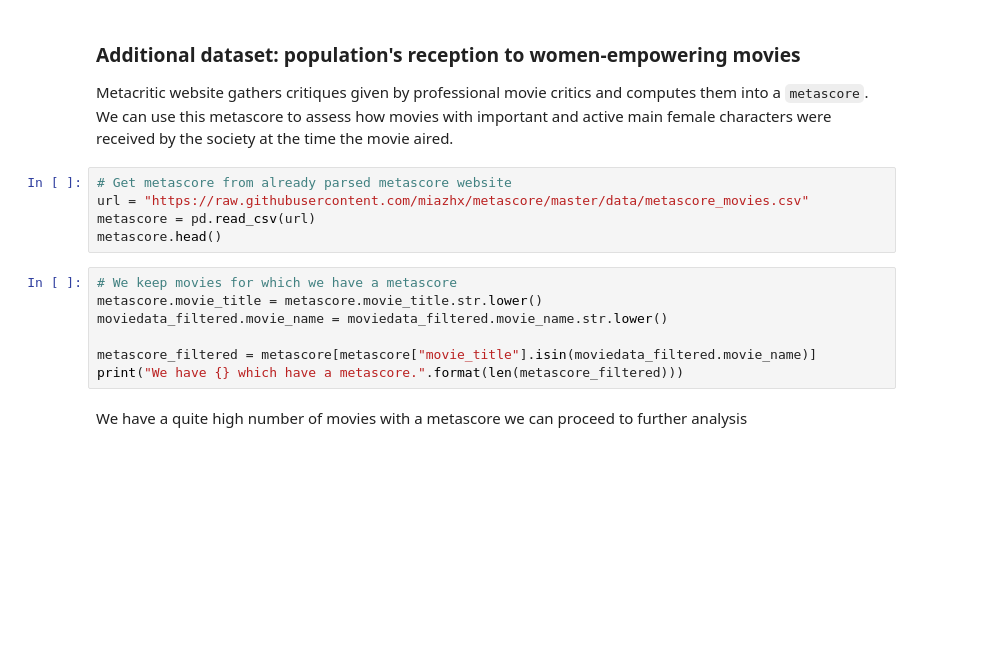
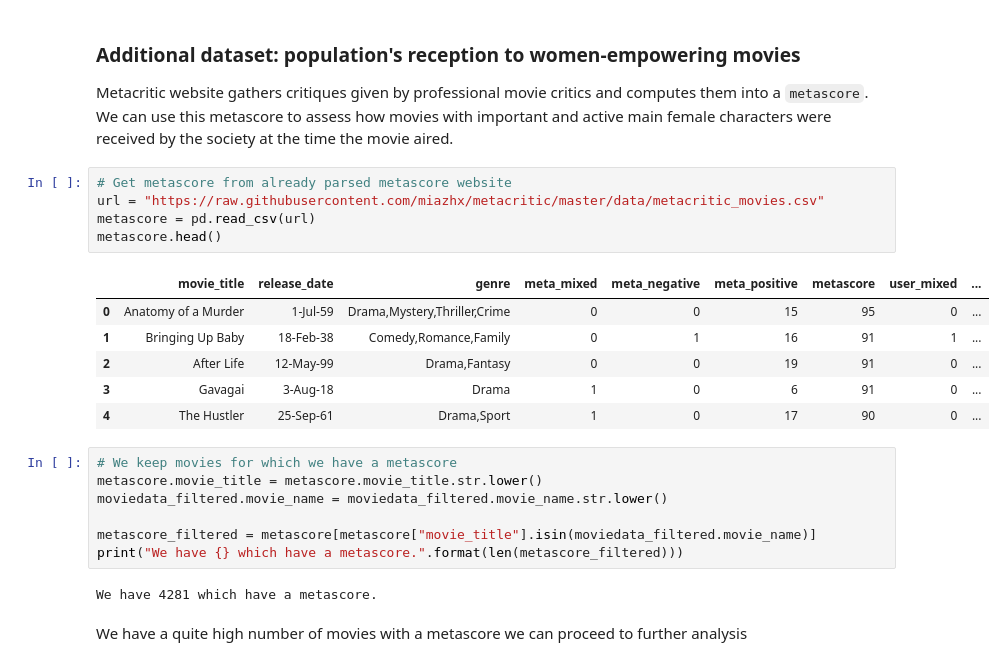
Before and after one commit to epfl-ada/ada-2022-project-nonansland22, a Jupyter notebook: Project_NoNansLand.ipynb, the cells around one changed output. Drawn from its saved outputs; the diff is of its cells as text; blank space fills up the shorter version.

```diff
--- a/Project_NoNansLand.ipynb
+++ b/Project_NoNansLand.ipynb
@@ -942,9 +961,16 @@ From here we can continue our analysis and compare how women are represented in
 Metacritic website gathers critiques given by professional movie critics and computes them into a `metascore`. We can use this metascore to assess how movies with important and active main female characters were received by the society at the time the movie aired.
 # %%
 # Get metascore from already parsed metascore website
-url = "https://raw.githubusercontent.com/miazhx/metascore/master/data/metascore_movies.csv"
+url = "https://raw.githubusercontent.com/miazhx/metacritic/master/data/metacritic_movies.csv"
 metascore = pd.read_csv(url)
 metascore.head()
+# %% [output]
+|  | movie_title | release_date | genre | meta_mixed | meta_negative | meta_positive | metascore | user_mixed | ... |
+| 0 | Anatomy of a Murder | 1-Jul-59 | Drama,Mystery,Thriller,Crime | 0 | 0 | 15 | 95 | 0 | ... |
+| 1 | Bringing Up Baby | 18-Feb-38 | Comedy,Romance,Family | 0 | 1 | 16 | 91 | 1 | ... |
+| 2 | After Life | 12-May-99 | Drama,Fantasy | 0 | 0 | 19 | 91 | 0 | ... |
+| 3 | Gavagai | 3-Aug-18 | Drama | 1 | 0 | 6 | 91 | 0 | ... |
+| 4 | The Hustler | 25-Sep-61 | Drama,Sport | 1 | 0 | 17 | 90 | 0 | ... |
 # %%
 # We keep movies for which we have a metascore
 metascore.movie_title = metascore.movie_title.str.lower()
@@ -952,5 +978,7 @@ moviedata_filtered.movie_name = moviedata_filtered.movie_name.str.lower()
 
 metascore_filtered = metascore[metascore["movie_title"].isin(moviedata_filtered.movie_name)]
 print("We have {} which have a metascore.".format(len(metascore_filtered)))
+# %% [output]
+We have 4281 which have a metascore.
 # %% [markdown]
 We have a quite high number of movies with a metascore we can proceed to further analysis
```
Also changed, not shown: parts of 31 cells of this notebook.
